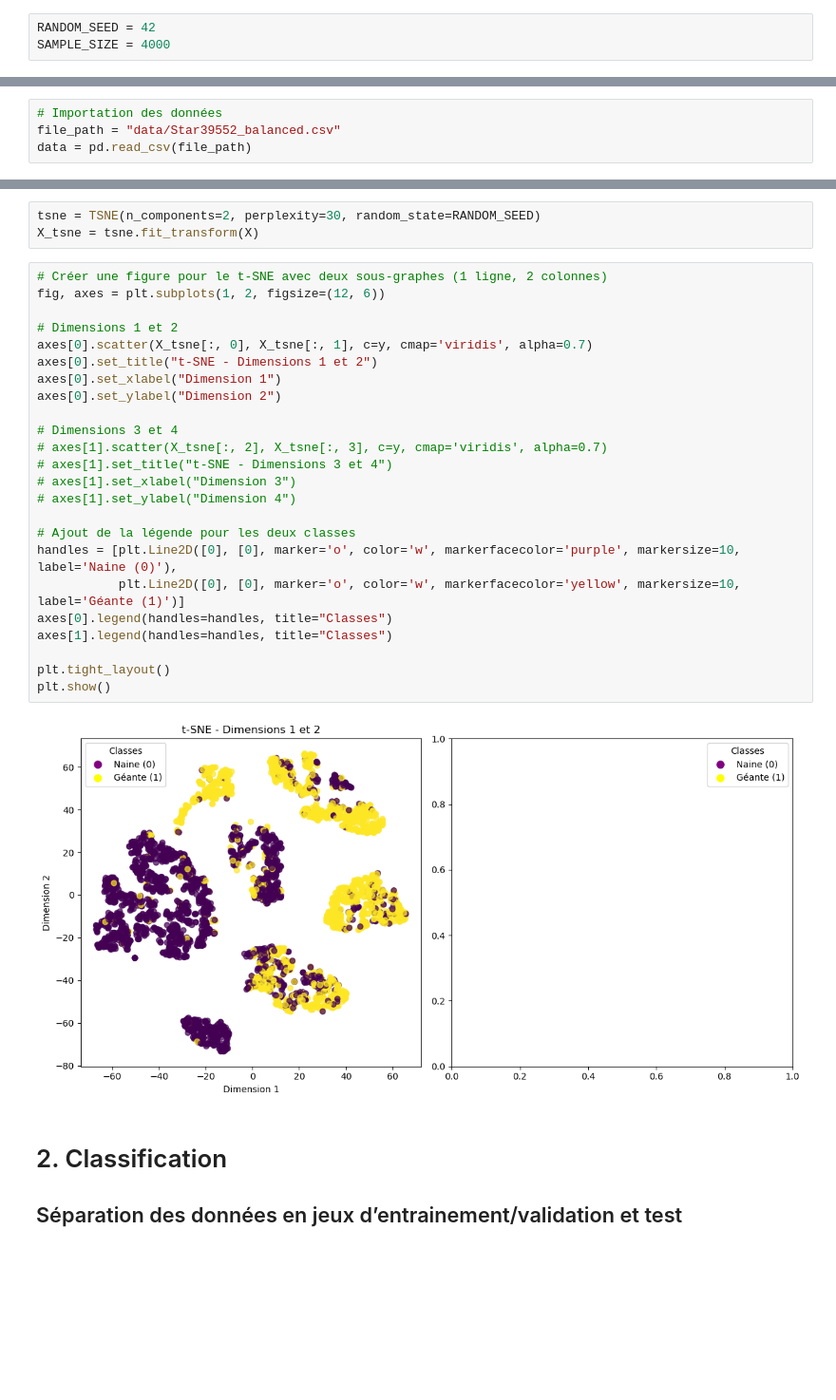
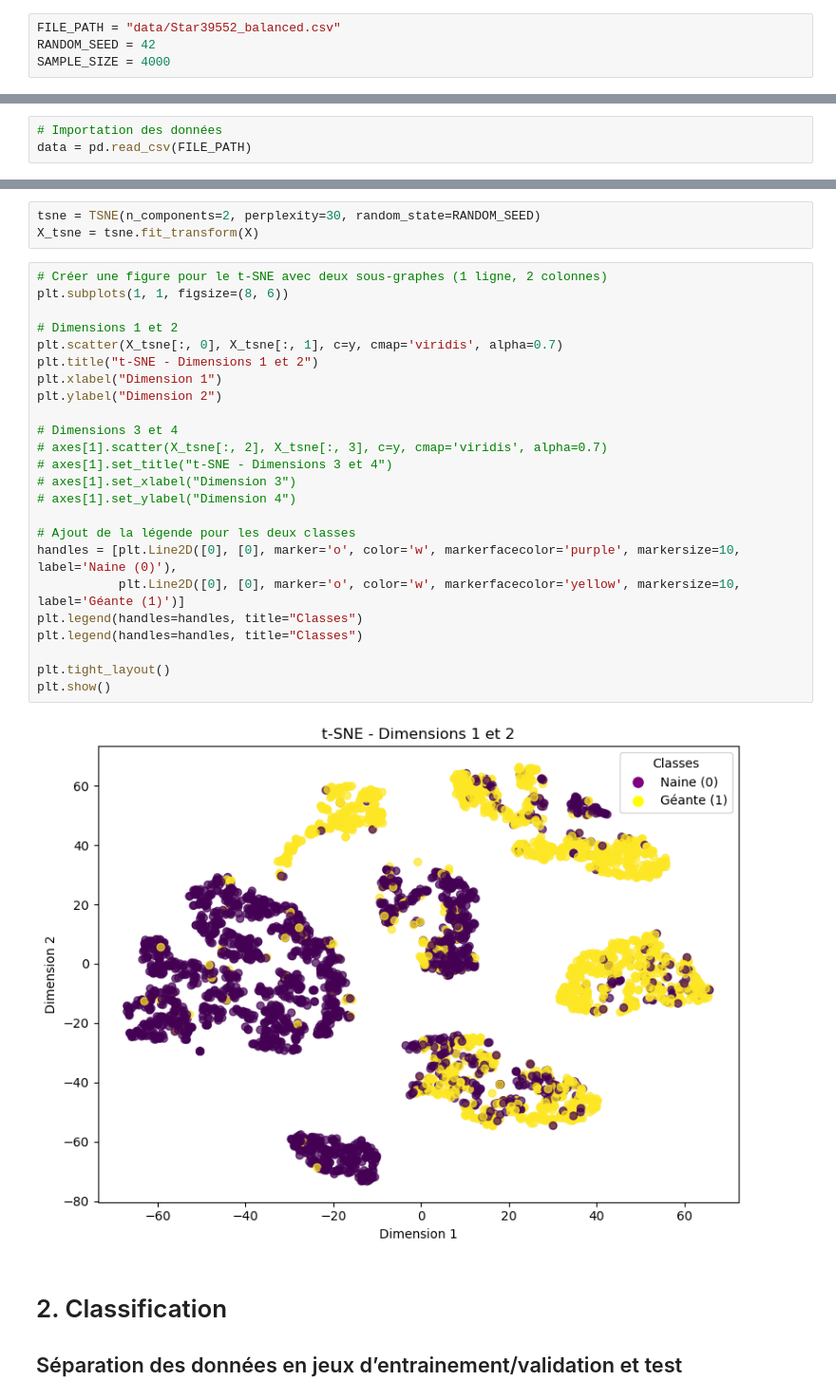
Before and after one commit to tanguy-linard/stellar-classification, a Jupyter notebook: stellar_classification.ipynb, the cells around one changed output, grey strips where cells are left out. Shown: that part at 95% size. Saved outputs shown, nothing was run; the diff lists cells and outputs as text; blank space fills up the shorter version.

```diff
--- a/stellar_classification.ipynb
+++ b/stellar_classification.ipynb
@@ -19,6 +20,7 @@ from sklearn.mixture import GaussianMixture
 # %% [markdown]
 ## Paramètres
 # %%
+FILE_PATH = "data/Star39552_balanced.csv"
 RANDOM_SEED = 42
 SAMPLE_SIZE = 4000
 # %% [markdown]
@@ -26,8 +28,7 @@ SAMPLE_SIZE = 4000
 ## Importation des données
 # %%
 # Importation des données
-file_path = "data/Star39552_balanced.csv"
-data = pd.read_csv(file_path)
+data = pd.read_csv(FILE_PATH)
 # %%
 # Visualisation des données
 data
@@ -262,30 +263,30 @@ tsne = TSNE(n_components=2, perplexity=30, random_state=RANDOM_SEED)
 X_tsne = tsne.fit_transform(X)
 # %%
 # Créer une figure pour le t-SNE avec deux sous-graphes (1 ligne, 2 colonnes)
-fig, axes = plt.subplots(1, 2, figsize=(12, 6))
+plt.subplots(1, 1, figsize=(8, 6))
 
 # Dimensions 1 et 2
-axes[0].scatter(X_tsne[:, 0], X_tsne[:, 1], c=y, cmap='viridis', alpha=0.7)
-axes[0].set_title("t-SNE - Dimensions 1 et 2")
-axes[0].set_xlabel("Dimension 1")
-axes[0].set_ylabel("Dimension 2")
+plt.scatter(X_tsne[:, 0], X_tsne[:, 1], c=y, cmap='viridis', alpha=0.7)
+plt.title("t-SNE - Dimensions 1 et 2")
+plt.xlabel("Dimension 1")
+plt.ylabel("Dimension 2")
 
 # Dimensions 3 et 4
 # axes[1].scatter(X_tsne[:, 2], X_tsne[:, 3], c=y, cmap='viridis', alpha=0.7)
 # axes[1].set_title("t-SNE - Dimensions 3 et 4")
 # axes[1].set_xlabel("Dimension 3")
 # axes[1].set_ylabel("Dimension 4")
 
 # Ajout de la légende pour les deux classes
 handles = [plt.Line2D([0], [0], marker='o', color='w', markerfacecolor='purple', markersize=10, label='Naine (0)'),
            plt.Line2D([0], [0], marker='o', color='w', markerfacecolor='yellow', markersize=10, label='Géante (1)')]
-axes[0].legend(handles=handles, title="Classes")
-axes[1].legend(handles=handles, title="Classes")
+plt.legend(handles=handles, title="Classes")
+plt.legend(handles=handles, title="Classes")
 
 plt.tight_layout()
 plt.show()
 # %% [output]
-[figure, old version]
+[figure, new version]
 # %% [markdown]
 # 2. Classification
 ## Séparation des données en jeux d’entrainement/validation et test
```
Also changed, not shown: parts of 12 cells of this notebook.
